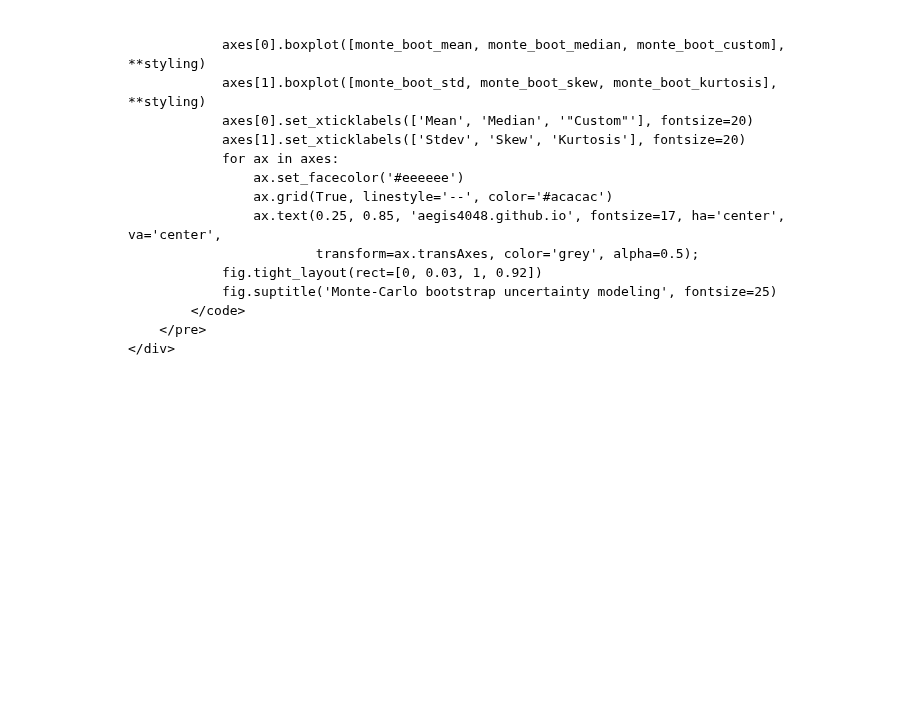
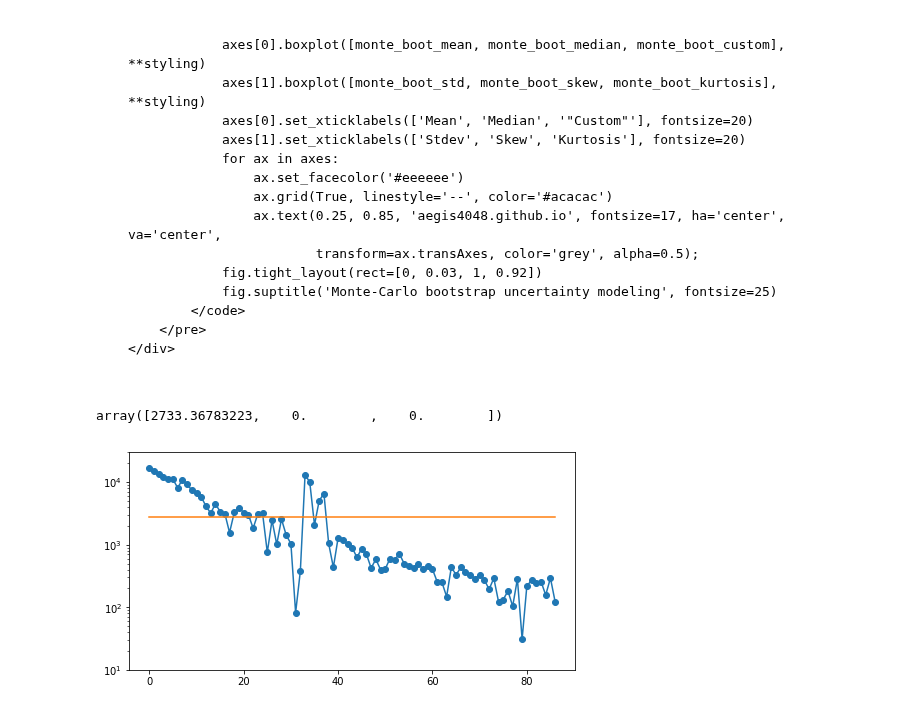
Before and after one commit to aegis4048/aegis4048.github.io, a Jupyter notebook: downloads/notebooks/confidence_interval.ipynb, the cells around one changed output. Cells and saved outputs as stored; diff of their text form; code cells hidden in the pictures; blank space fills up the shorter version.

```diff
--- a/downloads/notebooks/confidence_interval.ipynb
+++ b/downloads/notebooks/confidence_interval.ipynb
@@ -1961,3 +1961,39 @@ Let's visualize the 95% confidence interval of various statistics obtained from
         </pre>
     </div>
 </div>
+# %%
+import numpy as np
+import pandas as pd
+import matplotlib.pyplot as plt
+from scipy import stats
+from scipy.optimize import curve_fit
+
+df = pd.read_excel('sample_data/decline_curve.xlsx', sheet_name='sheet_1')
+# %%
+x = df['Time'][1:]
+y = df['Oil Prod. (bopd)'][1:]
+
+y = [item for item in y if item > 10]
+x_1 = np.array([i for i in range(len(y))])
+
+#x_1 = np.array([i for i in range(len(x))])
+
+def func_1(x, a, b, c):
+    return a * np.exp(-b * x) + c
+
+def func_2(x, qi, b, Di):
+    return qi / (1 + b * Di * x) ** (1 / b)
+
+def func_3(x, Di, qi):
+    return qi / (1 + Di * x)
+
+popt, pcov = curve_fit(func_2, x_1, y, maxfev=10000, p0=[0, 0, 0])
+fig, ax = plt.subplots(figsize=(8, 4))
+ax.plot(x_1, y, '-o')
+ax.set_yscale('log')
+ax.plot(x_1, func_2(x_1, *popt))
+ax.set_ylim(10, 30000)
+popt
+# %% [output]
+array([2733.36783223,    0.        ,    0.        ])
+[figure, added]
```
Also changed, not shown: parts of 11 cells of this notebook, 15 other files.
